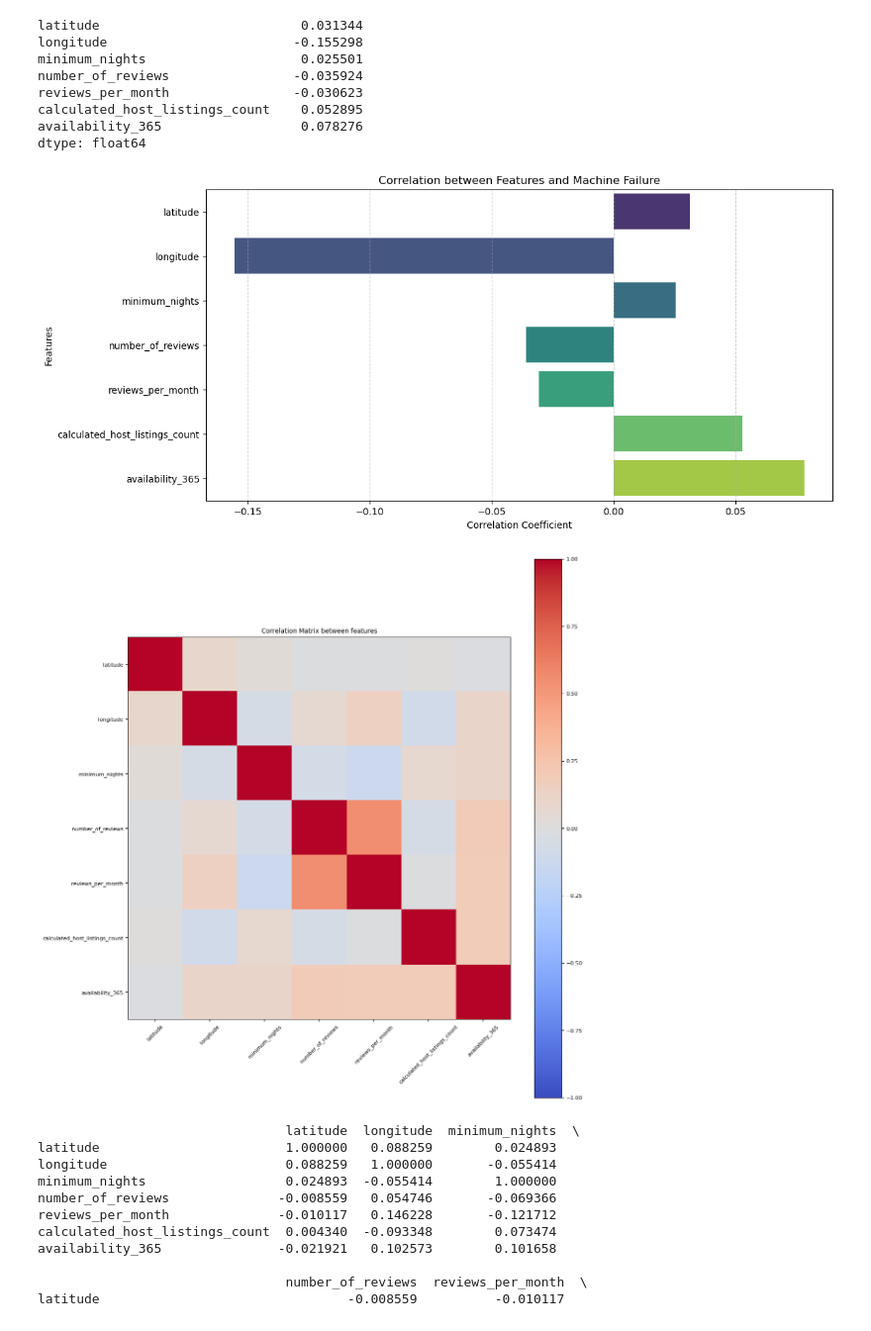
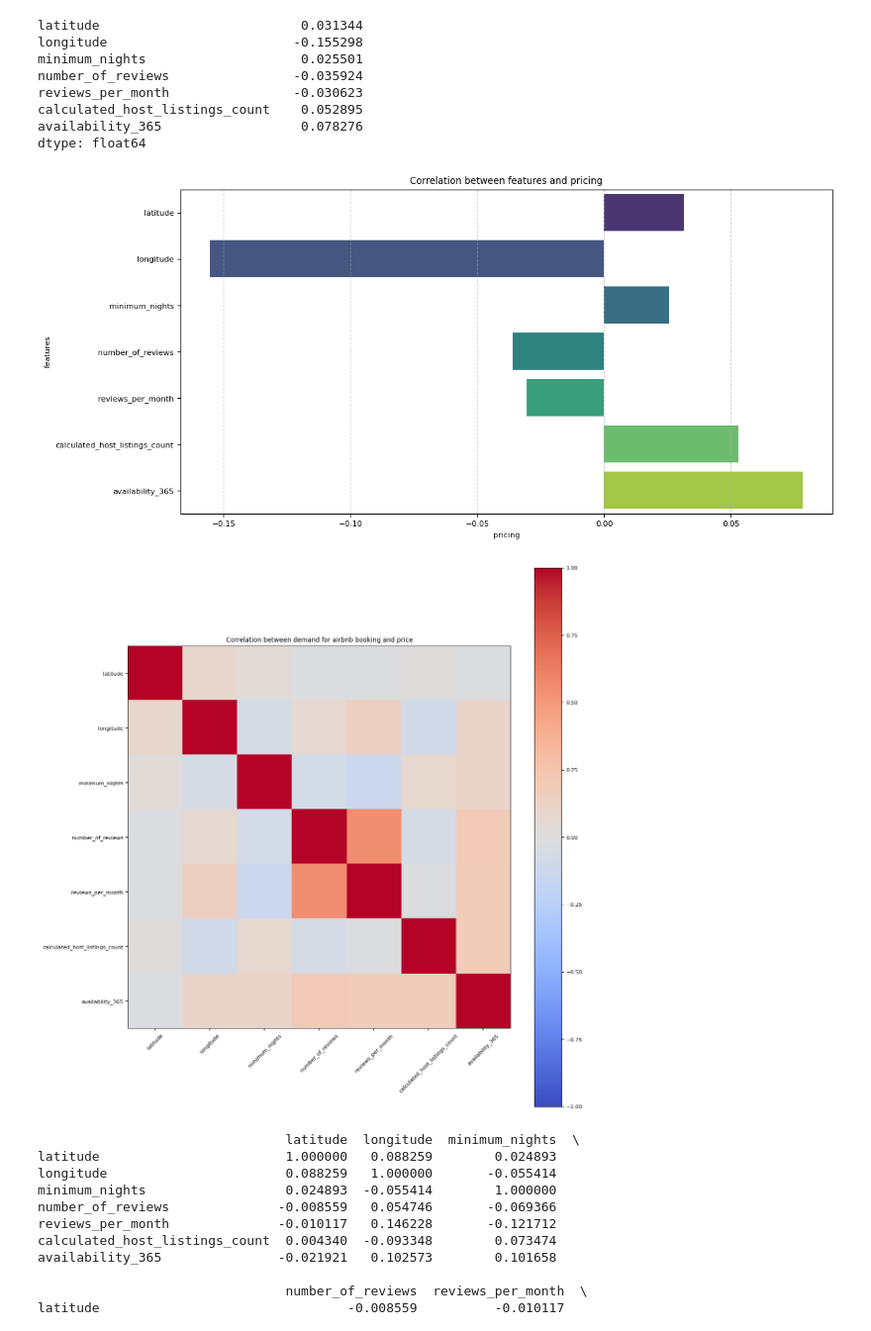
Before and after one commit to Victor-kithinji/Data-for-everyone, a Jupyter notebook: airbnb.ipynb, the cells around one changed output. Shown at 99% size. Cells and saved outputs as stored; diff of their text form; code cells hidden in the pictures.

```diff
--- a/airbnb.ipynb
+++ b/airbnb.ipynb
@@ -215,13 +216,13 @@ dtype: float64
 # %%
 plt.figure(figsize=(12, 6))
 sns.barplot(x=correlation.values, y=correlation.index, palette="viridis")
-plt.xlabel('Correlation Coefficient')
-plt.ylabel('Features')
-plt.title('Correlation between Features and Machine Failure')
+plt.xlabel('pricing')
+plt.ylabel('features')
+plt.title('Correlation between features and pricing')
 plt.grid(axis='x', linestyle='--', alpha=0.6)
 plt.show()
 # %% [output]
-[figure, old version]
+[figure, new version]
 # %%
 corr_matrix = x.corr()
 
@@ -232,13 +233,13 @@ plt.rc('font', size=8)
 plt.figure(figsize=(12, 12))
 plt.imshow(corr_matrix, cmap='coolwarm', interpolation='nearest', vmin=-1, vmax=1)
 plt.colorbar()
-plt.title('Correlation Matrix between features')
+plt.title('Correlation between demand for airbnb booking and price')
 plt.xticks(np.arange(len(corr_matrix.columns)), corr_matrix.columns, rotation=45)
 plt.yticks(np.arange(len(corr_matrix.columns)), corr_matrix.columns)
 plt.tight_layout()
 plt.show()
 # %% [output]
-[figure, old version]
+[figure, new version]
 # %%
 print(corr_matrix)
 # %% [output]
```
Also changed, not shown: parts of 21 cells of this notebook.
